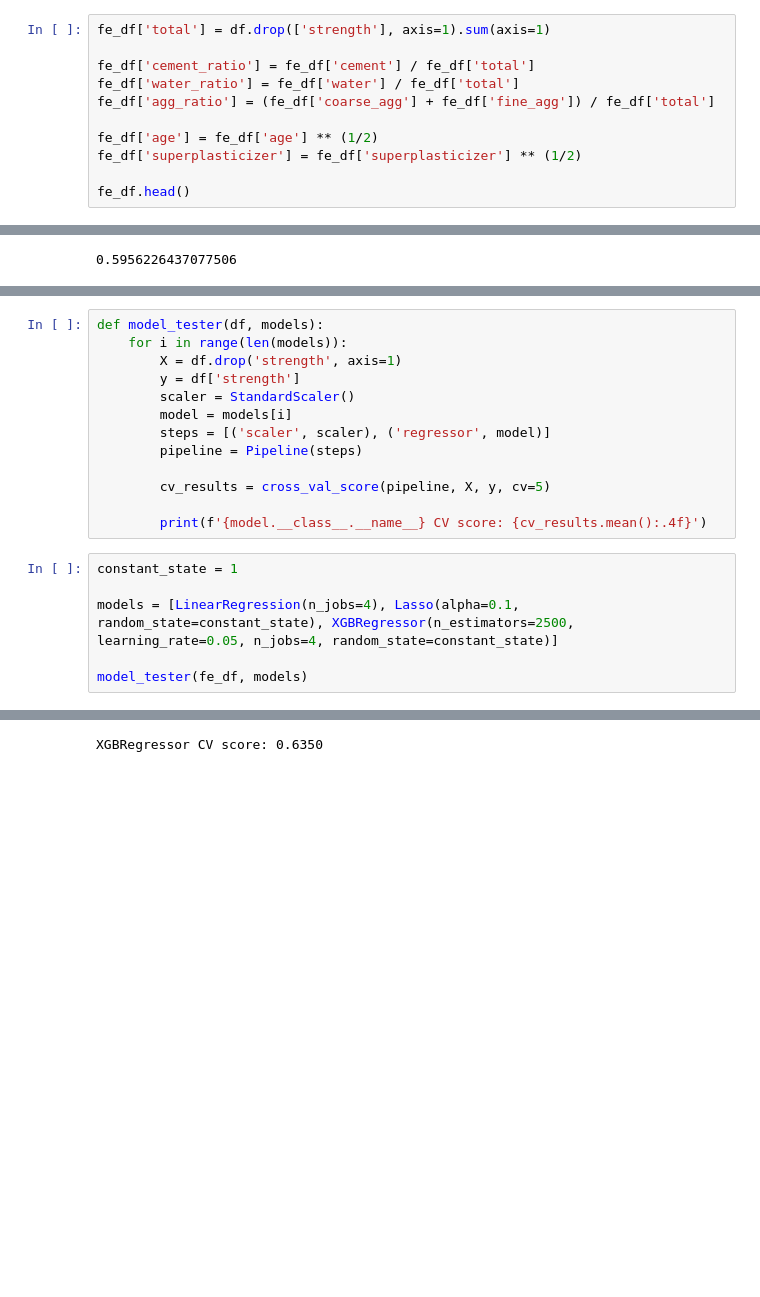
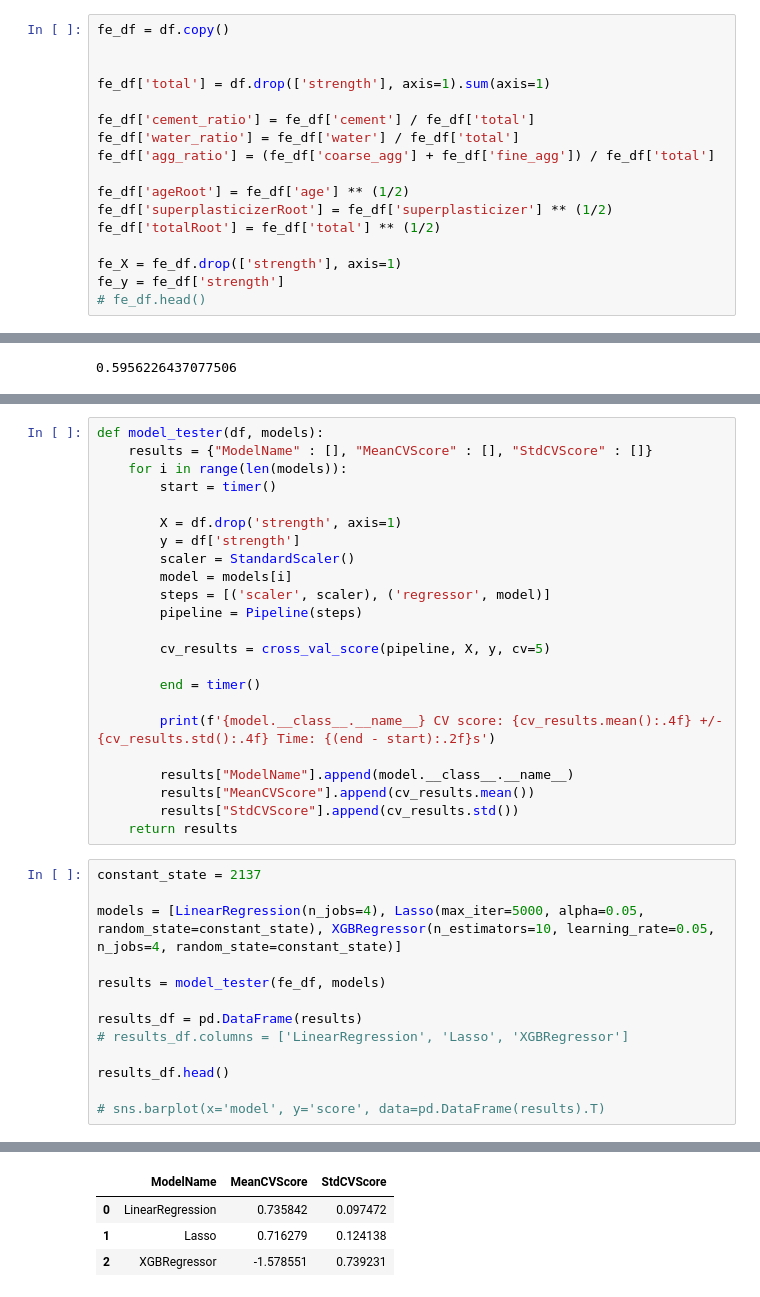
Before and after one commit to cezary17/concrete-strength-project, a Jupyter notebook: main.ipynb, the cells around one changed output, grey strips where cells are left out. Cells and saved outputs as stored; diff of their text form; blank space fills up the shorter version.

```diff
--- a/main.ipynb
+++ b/main.ipynb
@@ -119,11 +102,17 @@ Name: MI Scores, dtype: float64
 # %%
+fe_df = df.copy()
+
+
 fe_df['total'] = df.drop(['strength'], axis=1).sum(axis=1)
 
 fe_df['cement_ratio'] = fe_df['cement'] / fe_df['total']
 fe_df['water_ratio'] = fe_df['water'] / fe_df['total']
 fe_df['agg_ratio'] = (fe_df['coarse_agg'] + fe_df['fine_agg']) / fe_df['total']
 
-fe_df['age'] = fe_df['age'] ** (1/2)
-fe_df['superplasticizer'] = fe_df['superplasticizer'] ** (1/2)
+fe_df['ageRoot'] = fe_df['age'] ** (1/2)
+fe_df['superplasticizerRoot'] = fe_df['superplasticizer'] ** (1/2)
+fe_df['totalRoot'] = fe_df['total'] ** (1/2)
 
-fe_df.head()
+fe_X = fe_df.drop(['strength'], axis=1)
+fe_y = fe_df['strength']
+# fe_df.head()
@@ -152,6 +156,9 @@ np.mean(cv_results)
 # %%
 def model_tester(df, models):
+    results = {"ModelName" : [], "MeanCVScore" : [], "StdCVScore" : []}
     for i in range(len(models)):
+        start = timer()
+
         X = df.drop('strength', axis=1)
         y = df['strength']
         scaler = StandardScaler()
@@ -161,11 +168,25 @@ def model_tester(df, models):
 
         cv_results = cross_val_score(pipeline, X, y, cv=5)
 
-        print(f'{model.__class__.__name__} CV score: {cv_results.mean():.4f}')
+        end = timer()
+
+        print(f'{model.__class__.__name__} CV score: {cv_results.mean():.4f} +/- {cv_results.std():.4f} Time: {(end - start):.2f}s')
+
+        results["ModelName"].append(model.__class__.__name__)
+        results["MeanCVScore"].append(cv_results.mean())
+        results["StdCVScore"].append(cv_results.std())
+    return results
 # %%
-constant_state = 1
+constant_state = 2137
 
-models = [LinearRegression(n_jobs=4), Lasso(alpha=0.1, random_state=constant_state), XGBRegressor(n_estimators=2500, learning_rate=0.05, n_jobs=4, random_state=constant_state)]
+models = [LinearRegression(n_jobs=4), Lasso(max_iter=5000, alpha=0.05, random_state=constant_state), XGBRegressor(n_estimators=10, learning_rate=0.05, n_jobs=4, random_state=constant_state)]
 
-model_tester(fe_df, models)
+results = model_tester(fe_df, models)
+
+results_df = pd.DataFrame(results)
+# results_df.columns = ['LinearRegression', 'Lasso', 'XGBRegressor']
+
+results_df.head()
+
+# sns.barplot(x='model', y='score', data=pd.DataFrame(results).T)
 # %% [output]
@@ -174 +196,4 @@ Lasso CV score: 0.7043
-XGBRegressor CV score: 0.6350
+|  | ModelName | MeanCVScore | StdCVScore |
+| 0 | LinearRegression | 0.735842 | 0.097472 |
+| 1 | Lasso | 0.716279 | 0.124138 |
+| 2 | XGBRegressor | -1.578551 | 0.739231 |
```
Also changed, not shown: parts of 5 cells of this notebook.
